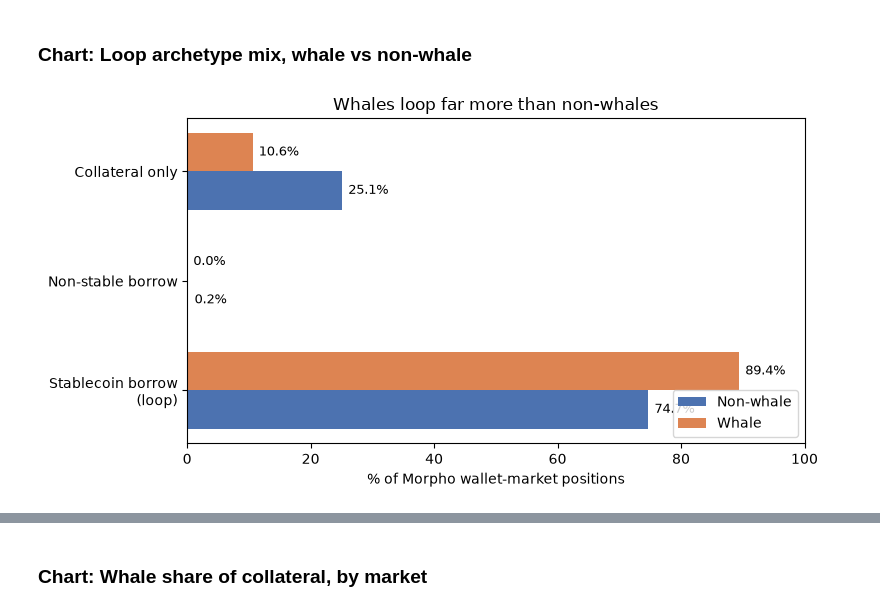
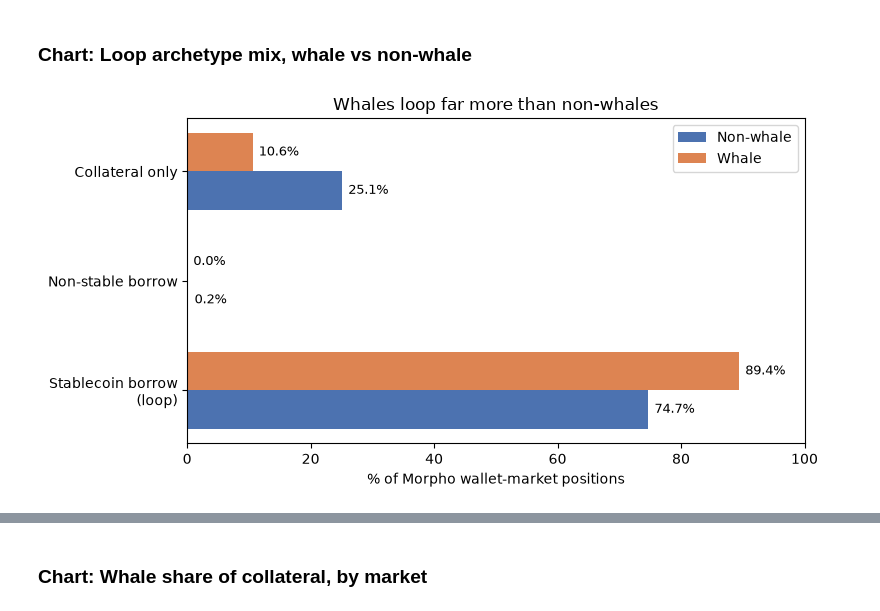
Before and after one commit to Igluminati/recursive-leverage-defi, a Jupyter notebook: analysis/meta-archetypes/morpho_market_breakdown.ipynb, the cells around one changed output, grey strips where cells are left out. Drawn from its saved outputs; the diff is of its cells as text; code cells hidden in the pictures.

```diff
--- a/analysis/meta-archetypes/morpho_market_breakdown.ipynb
+++ b/analysis/meta-archetypes/morpho_market_breakdown.ipynb
@@ -331,32 +331,32 @@ archetype_by_whale_pct
 # %%
 import matplotlib.pyplot as plt
 import numpy as np
 
 archetypes = ["collateral_only", "non_stable_borrow", "stablecoin_borrow"]
 nonwhale = archetype_by_whale_pct.loc[False, archetypes]
 whale = archetype_by_whale_pct.loc[True, archetypes]
 
 y = np.arange(len(archetypes))
 h = 0.35
 
 fig, ax = plt.subplots(figsize=(8, 4.2))
 ax.barh(y + h/2, nonwhale, height=h, color="#4C72B0", label="Non-whale")
 ax.barh(y - h/2, whale, height=h, color="#DD8452", label="Whale")
 ax.set_yticks(y)
 ax.set_yticklabels(["Collateral only", "Non-stable borrow", "Stablecoin borrow\n(loop)"])
 ax.set_xlabel("% of Morpho wallet-market positions")
 ax.set_title("Whales loop far more than non-whales")
 ax.invert_yaxis()
 for i, (nv, wv) in enumerate(zip(nonwhale, whale)):
     ax.text(nv + 1, i + h/2, f"{nv:.1f}%", va="center", fontsize=9)
     ax.text(wv + 1, i - h/2, f"{wv:.1f}%", va="center", fontsize=9)
 ax.set_xlim(0, 100)
-ax.legend(loc="lower right")
+ax.legend(loc="upper right")
 plt.tight_layout()
 save_fig("looping-archetype-mix.png")
 plt.show()
 # %% [output]
-[figure, old version]
+[figure, new version]
 # %%
 whale_market_share = morpho_ind_whales.groupby(["token_name", "market_id", "loan_token_symbol"]).apply(
     lambda g: pd.Series({
```
Also changed, not shown: parts of 1 cell of this notebook, 1 other file.
